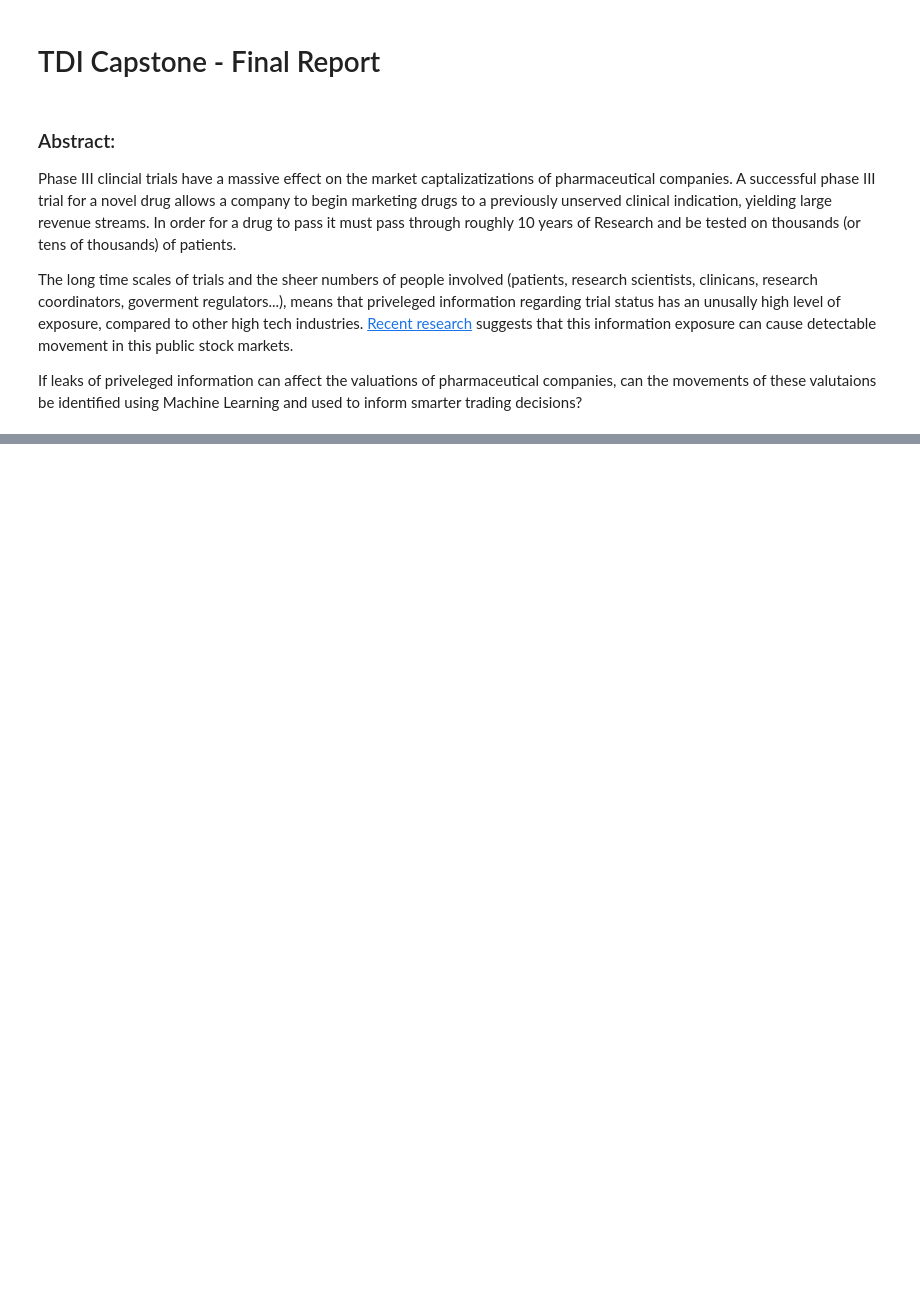
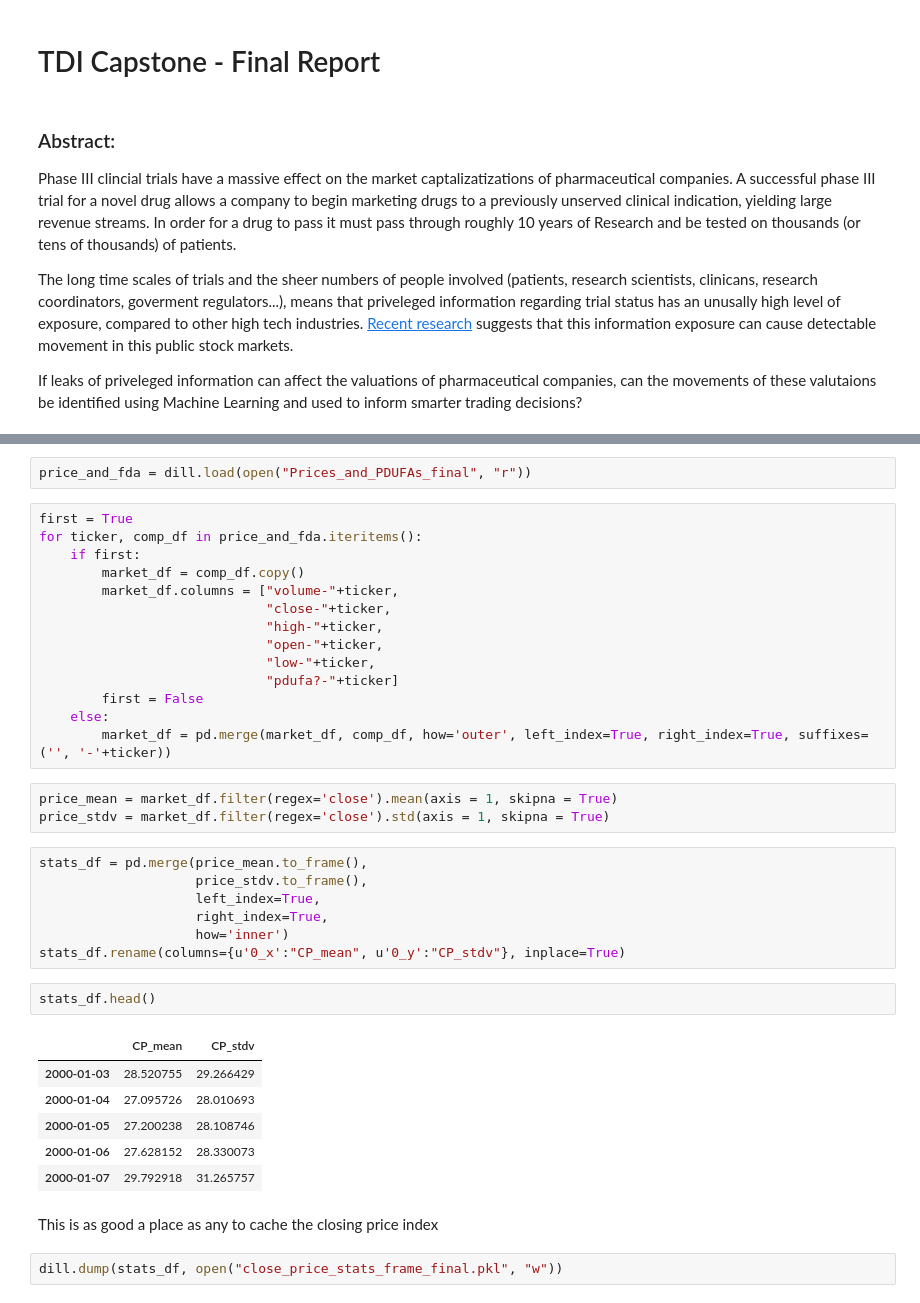
Before and after one commit to BenDavidAaron/FDA-Decision-Stock-Predictor, a Jupyter notebook: Final Report.ipynb, the cells around one changed output, grey strips where cells are left out. Cells and saved outputs as stored; diff of their text form; blank space fills up the shorter version.

```diff
--- a/Final Report.ipynb
+++ b/Final Report.ipynb
@@ -11,0 +108,39 @@ If leaks of priveleged information can affect the valuations of pharmaceutical c
+# %%
+price_and_fda = dill.load(open("Prices_and_PDUFAs_final", "r"))
+# %%
+first = True
+for ticker, comp_df in price_and_fda.iteritems():
+    if first:
+        market_df = comp_df.copy()
+        market_df.columns = ["volume-"+ticker,
+                             "close-"+ticker,
+                             "high-"+ticker,
+                             "open-"+ticker,
+                             "low-"+ticker,
+                             "pdufa?-"+ticker]
+        first = False
+    else:
+        market_df = pd.merge(market_df, comp_df, how='outer', left_index=True, right_index=True, suffixes=('', '-'+ticker))
+# %%
+price_mean = market_df.filter(regex='close').mean(axis = 1, skipna = True)
+price_stdv = market_df.filter(regex='close').std(axis = 1, skipna = True)
+# %%
+stats_df = pd.merge(price_mean.to_frame(),
+                    price_stdv.to_frame(),
+                    left_index=True,
+                    right_index=True,
+                    how='inner')
+stats_df.rename(columns={u'0_x':"CP_mean", u'0_y':"CP_stdv"}, inplace=True)
+# %%
+stats_df.head()
+# %% [output]
+|  | CP_mean | CP_stdv |
+| 2000-01-03 | 28.520755 | 29.266429 |
+| 2000-01-04 | 27.095726 | 28.010693 |
+| 2000-01-05 | 27.200238 | 28.108746 |
+| 2000-01-06 | 27.628152 | 28.330073 |
+| 2000-01-07 | 29.792918 | 31.265757 |
+# %% [markdown]
+This is as good a place as any to cache the closing price index
+# %%
+dill.dump(stats_df, open("close_price_stats_frame_final.pkl", "w"))
```
Also changed, not shown: parts of 52 cells of this notebook, 4 other files.
